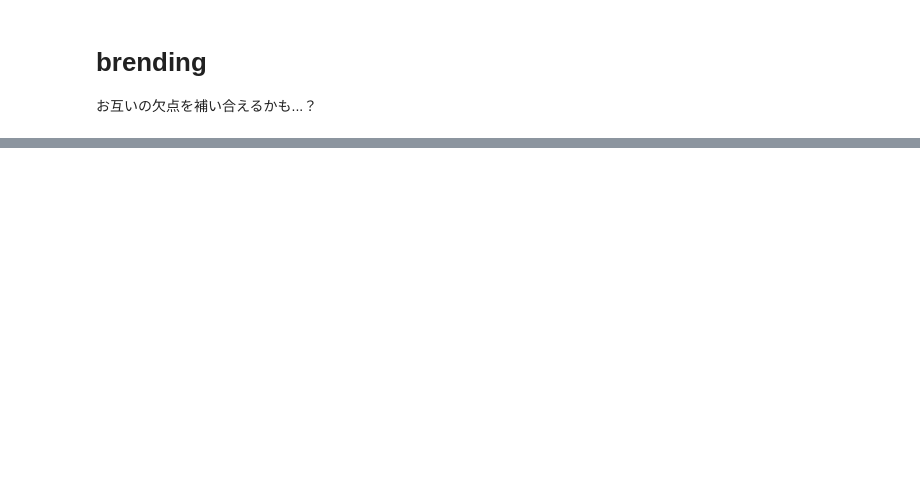
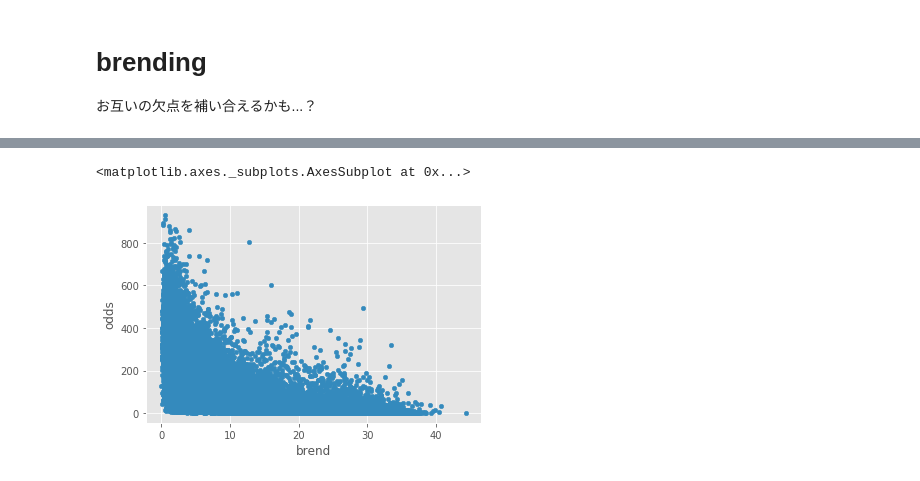
Before and after one commit to unonao/race-predict, a Jupyter notebook: evaluate_prediction.ipynb, the cells around one changed output, grey strips where cells are left out. Drawn from its saved outputs; the diff is of its cells as text; code cells hidden in the pictures; blank space fills up the shorter version.

```diff
--- a/evaluate_prediction.ipynb
+++ b/evaluate_prediction.ipynb
@@ -117,0 +119,6 @@ def caliculate_money_by_is_tansyo(one_race_data):
+# %%
+# オッズと予測値
+removed.plot(kind='scatter', x='brend', y='odds')
+# %% [output]
+<matplotlib.axes._subplots.AxesSubplot at 0x...>
+[figure, added]
```
Also changed, not shown: parts of 41 cells of this notebook.
